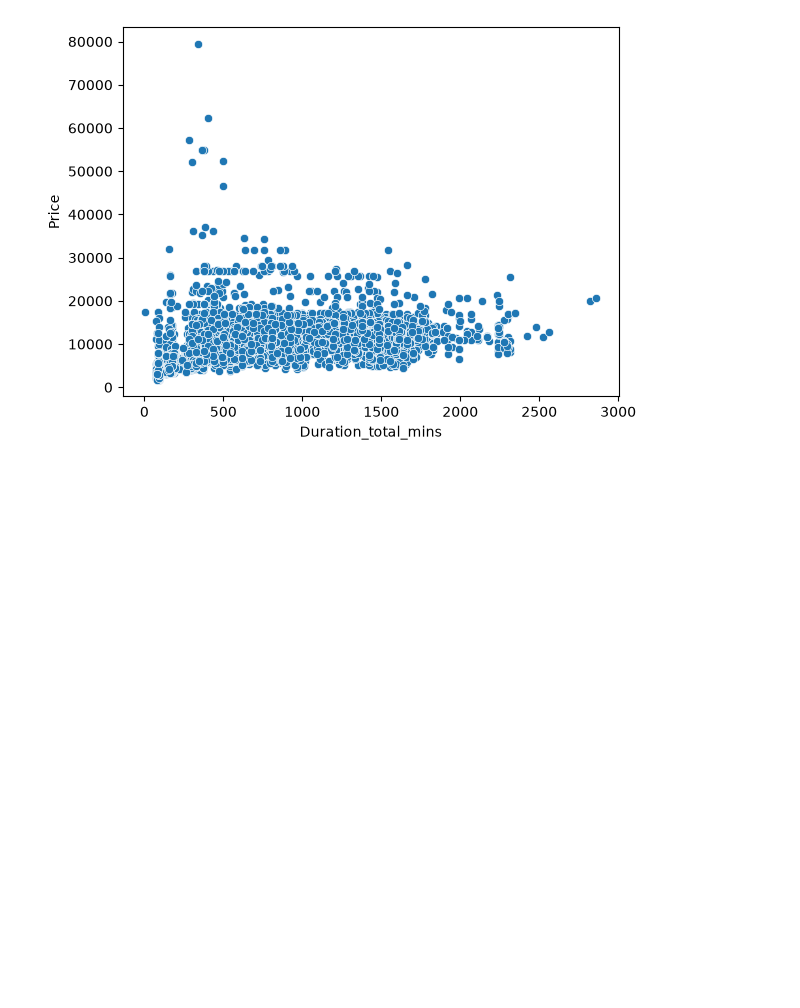
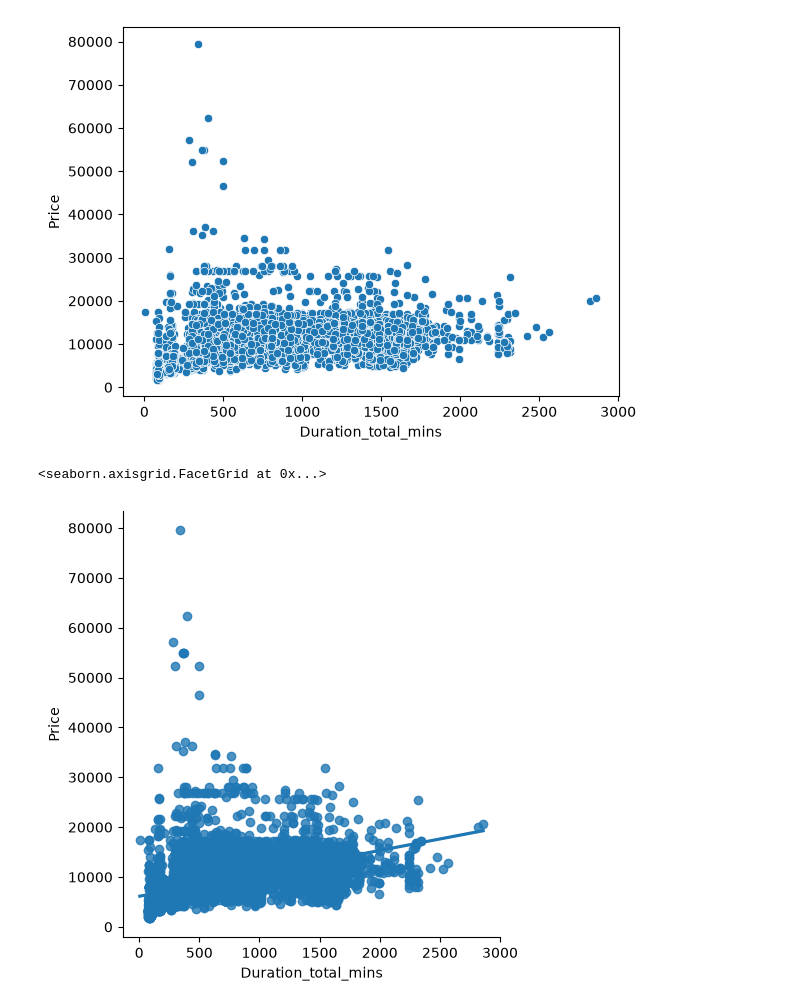
Before and after one commit to CyberWol-12/Airline-Fare-Prediction, a Jupyter notebook: flight_prediction.ipynb, the cells around one changed output. Saved outputs shown, nothing was run; the diff lists cells and outputs as text; code cells hidden in the pictures; blank space fills up the shorter version.

Commit message:
total duration minutes increases

```diff
--- a/flight_prediction.ipynb
+++ b/flight_prediction.ipynb
@@ -767,3 +767,9 @@ sns.scatterplot(x = 'Duration_total_mins',y = 'Price',data =df)
 # %% [output]
 <Axes: xlabel='Duration_total_mins', ylabel='Price'>
 [figure]
+# %%
+sns.lmplot(x ='Duration_total_mins',y = 'Price',data = df)
+# clearly it shows that as  duration of minutes increases then flight prices also increases
+# %% [output]
+<seaborn.axisgrid.FacetGrid at 0x...>
+[figure, added]
```
